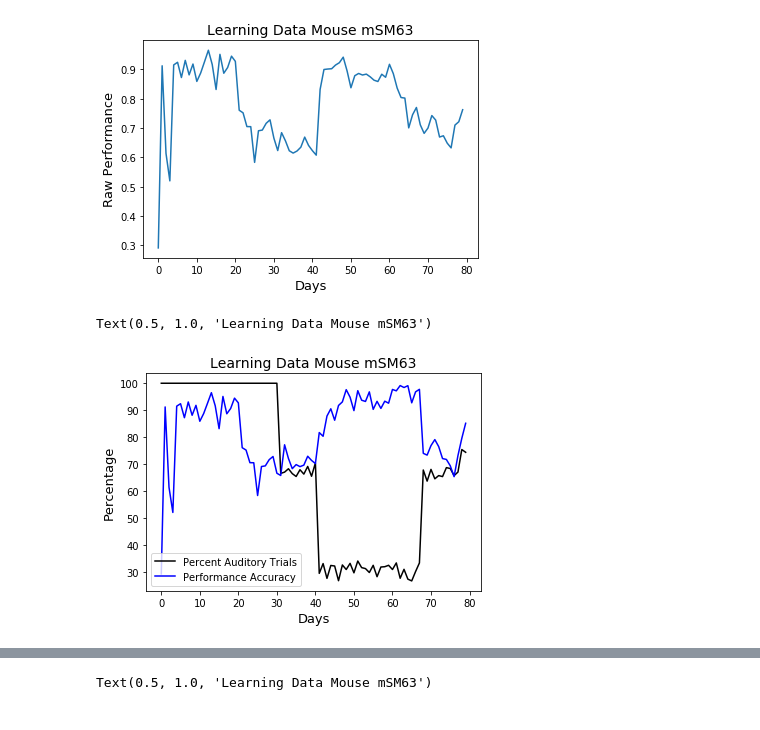
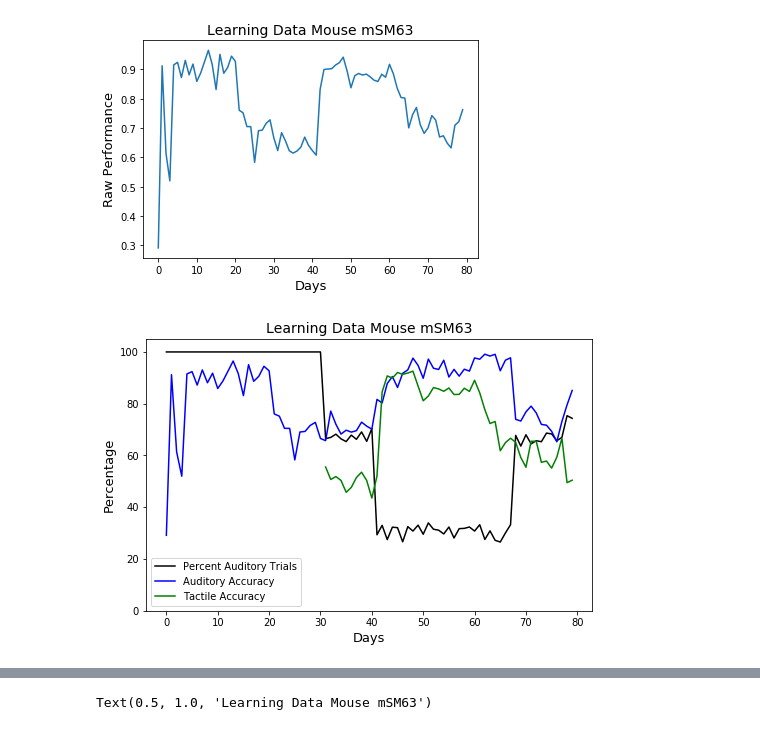
Before and after one commit to chingf/glm-hmm, a Jupyter notebook: 2019-10-24-learning-data-explorations.ipynb, the cells around one changed output, grey strips where cells are left out. Drawn from its saved outputs; the diff is of its cells as text; code cells hidden in the pictures.

```diff
--- a/2019-10-24-learning-data-explorations.ipynb
+++ b/2019-10-24-learning-data-explorations.ipynb
@@ -20,7 +18,2 @@ KeyboardInterrupt:
 # %% [markdown]
 ## Looking at performance
-# %%
-for date in dates[:20]:
-    session = LearningSession(
-        animal, date, access_engram=True, load_Vc=False
-        )
@@ -46,13 +21,15 @@ for date in dates[:20]:
 # Collects accuracy values
 raw_accuracy = []
 aud_accuracy = []
+tac_accuracy = []
 p_aud = []
 for date in dates:
     session = LearningSession(
-        animal, date, access_engram=True, load_Vc=False
+        animal, date, access_engram=True, load_neural=False
         )
-    is_aud_trial = np.array(session.is_aud_trial)
-    indices = np.argwhere(is_aud_trial)
+    is_aud_trial = np.array(session.is_aud_trial).astype(bool)
+    aud_indices = np.argwhere(is_aud_trial)
+    tac_indices = np.argwhere(np.logical_not(is_aud_trial))
     p_aud.append(
         np.sum(session.is_aud_trial)/len(session.is_aud_trial)
         )
@@ -61,11 +38,17 @@ for date in dates:
     raw_accuracy.append(
         np.sum(expected == actual)/(1.0*expected.size)
         )
-    aud_expected = expected[indices]
-    aud_actual = actual[indices]
+    aud_expected = expected[aud_indices]
+    aud_actual = actual[aud_indices]
+    tac_expected = expected[tac_indices]
+    tac_actual = actual[tac_indices]
     aud_accuracy.append(
         np.sum(aud_expected == aud_actual)/(1.0*aud_expected.size)
         )
+    tac_accuracy.append(
+        np.sum(tac_expected == tac_actual)/(1.0*tac_expected.size)
+        )
+
 plt.plot(raw_accuracy)
 plt.ylabel("Raw Performance", fontsize=13)
 plt.xlabel("Days", fontsize=13)
@@ -76,13 +59,17 @@ Text(0.5, 1.0, 'Learning Data Mouse mSM63')
 # %%
 # Plots auditory-only accuracy
 p_aud = np.array(p_aud)
 aud_accuracy = np.array(aud_accuracy)
+tac_accuracy = np.array(tac_accuracy)
+plt.figure(figsize=(8,5))
 plt.plot(p_aud*100, color="black", label="Percent Auditory Trials")
-plt.plot(aud_accuracy*100, color="blue", label="Performance Accuracy")
+plt.plot(aud_accuracy*100, color="blue", label="Auditory Accuracy")
+plt.plot(tac_accuracy*100, color="green", label="Tactile Accuracy")
 plt.ylabel("Percentage", fontsize=13)
 plt.xlabel("Days", fontsize=13)
+plt.ylim((0,105))
 plt.legend()
 plt.title("Learning Data Mouse mSM63", fontsize=14)
+plt.show()
 # %% [output]
-Text(0.5, 1.0, 'Learning Data Mouse mSM63')
-[figure, old version]
+[figure, new version]
```
Also changed, not shown: parts of 4 cells of this notebook, 13 other files.
